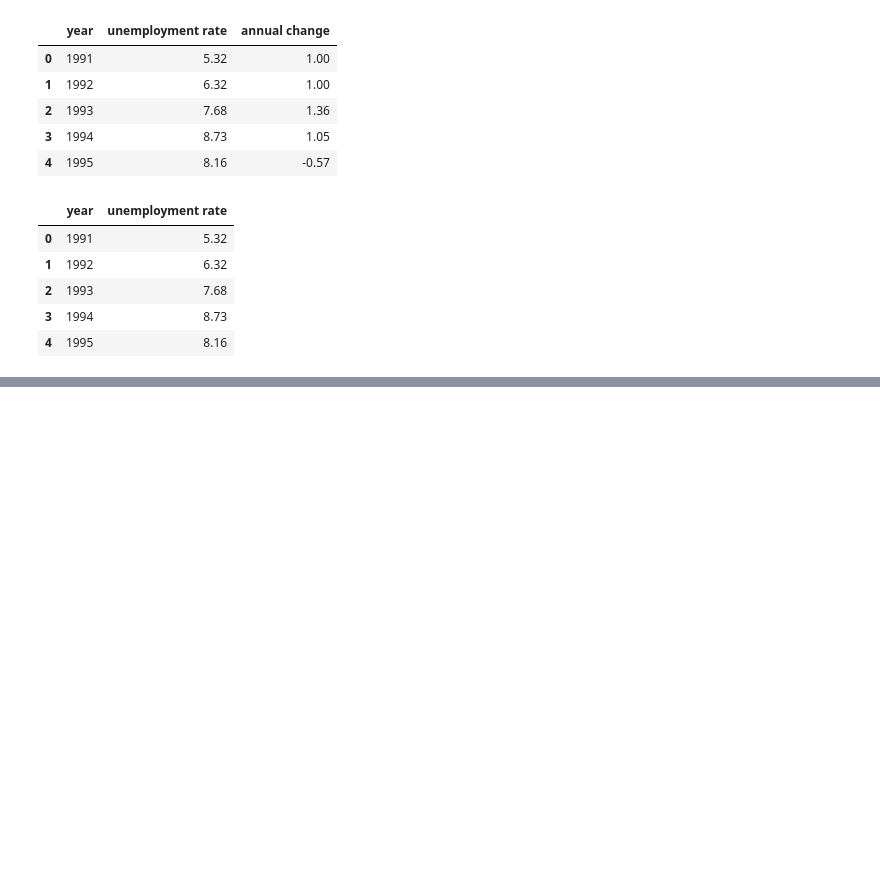
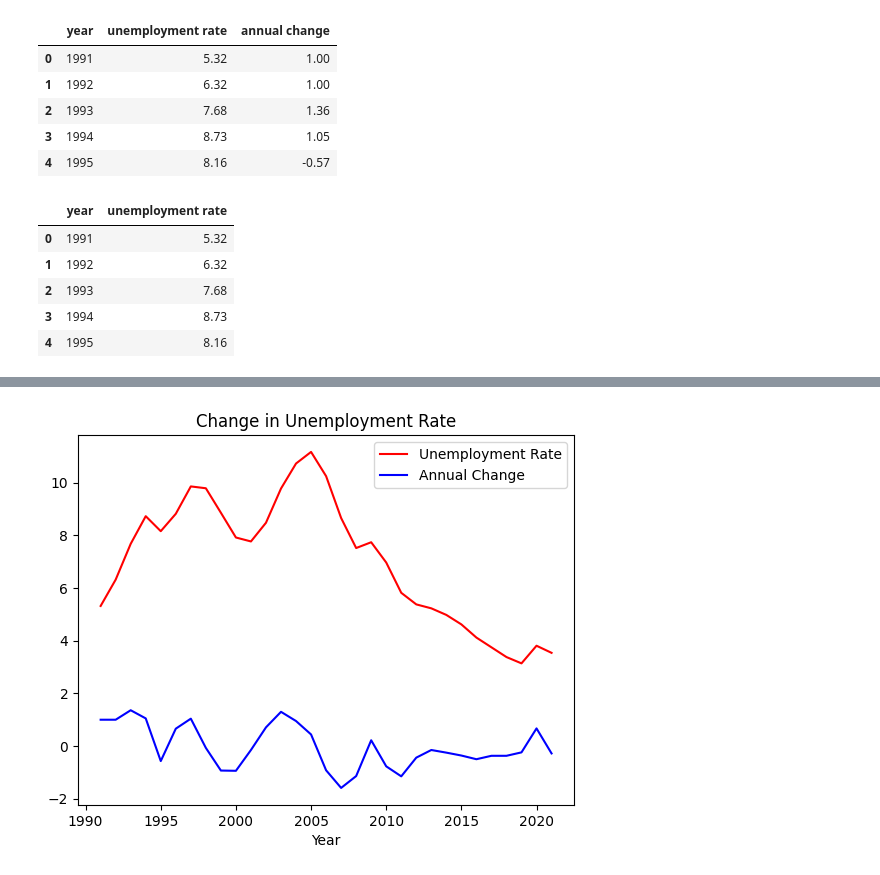
Before and after one commit to Avesta03/German-Unemployment-Rates-Stats-Pandas, a Jupyter notebook: unemploymentrate.ipynb, the cells around one changed output, grey strips where cells are left out. Saved outputs shown, nothing was run; the diff lists cells and outputs as text; code cells hidden in the pictures; blank space fills up the shorter version.

```diff
--- a/unemploymentrate.ipynb
+++ b/unemploymentrate.ipynb
@@ -43,0 +75,19 @@ plt.show()
+# %%
+import matplotlib.pyplot as plt
+
+plt.plot(small_df['year'], small_df['unemployment rate'], color='red', label='Unemployment Rate')
+plt.title('German Unemployment Rate From 1991 to 2021')
+plt.xlabel('Year')
+
+# Plotting second graph on the same figure
+plt.plot(df['year'], df['annual change'], color='blue', label='Annual Change')
+plt.title('Change in Unemployment Rate')
+plt.xlabel('Year')
+
+# Top right box
+plt.legend()
+
+# display figure
+plt.show()
+# %% [output]
+[figure, added]
```
Also changed, not shown: parts of 3 cells of this notebook.
